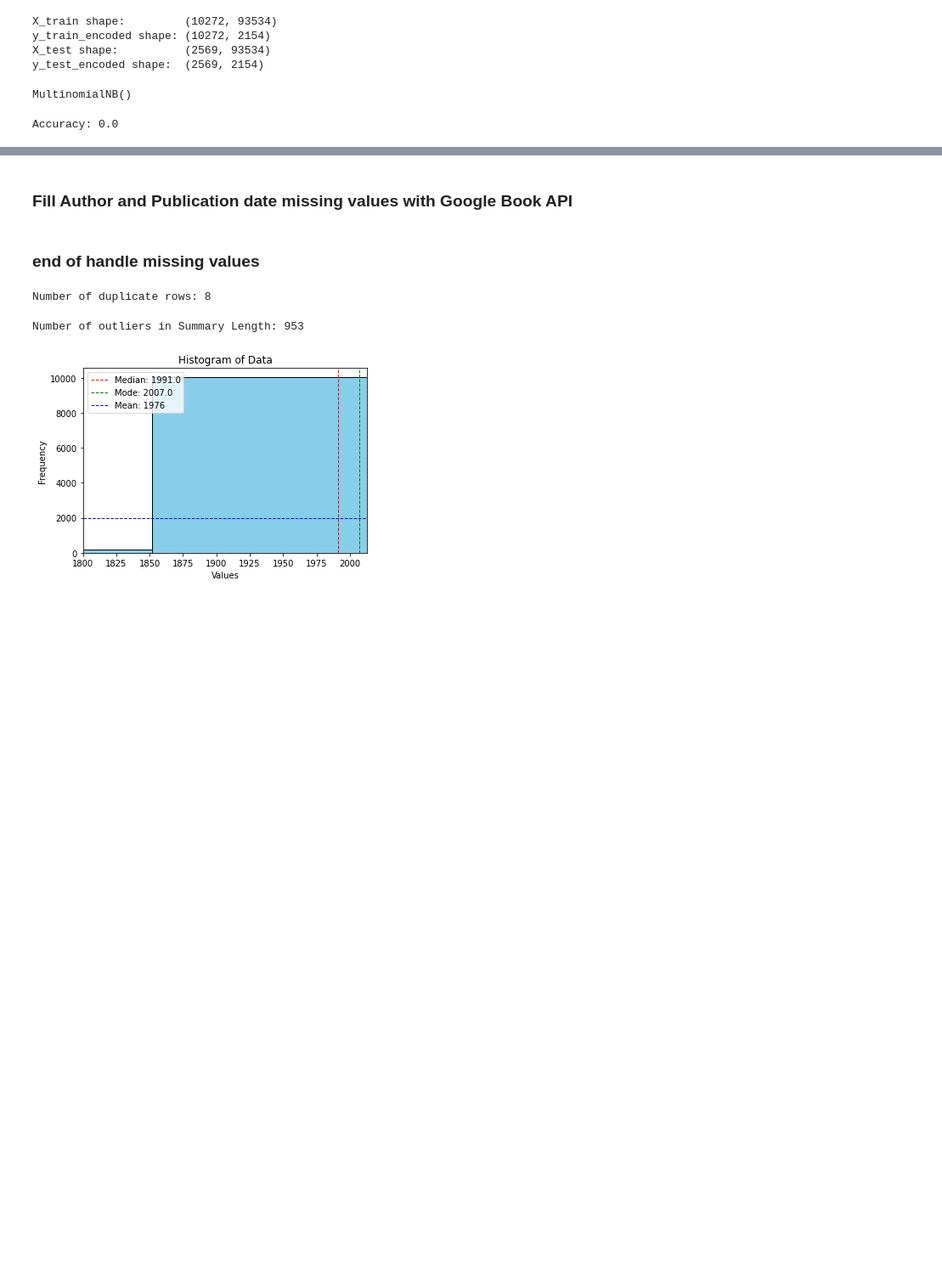
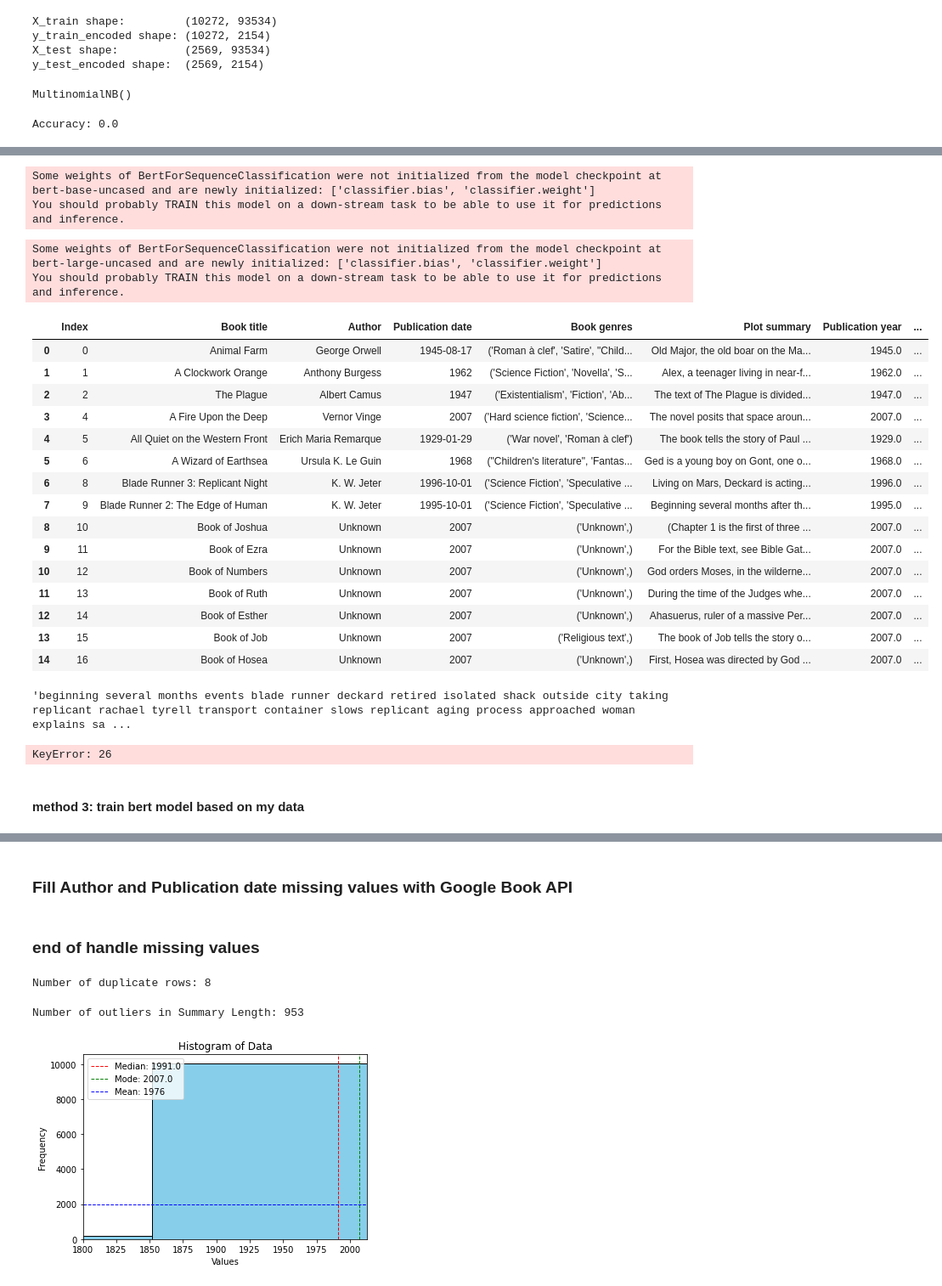
Before and after one commit to HamedDaneshvar/NLPic-Book-Summarizer, a Jupyter notebook: Task.ipynb, the cells around one changed output, grey strips where cells are left out. Shown: that part at 85% size. Drawn from its saved outputs; the diff is of its cells as text; code cells hidden in the pictures; blank space fills up the shorter version.

Commit message:
feat(missing_values): Add using and train a bert model for fill book genres missing values

```diff
--- a/Task.ipynb
+++ b/Task.ipynb
@@ -142,3 +142,7 @@ for index, row in tqdm(data.iterrows()):
 file_path = 'drive/MyDrive/checkpoint_book_summary.csv'
 data.to_csv(file_path, sep='\t',
             index=False, encoding='utf-8')
+# %%
+# Load dataset from csv file
+file_path = 'drive/MyDrive/checkpoint_book_summary.csv'
+data = pd.read_csv(file_path, sep='\t', encoding='utf-8')
@@ -209,0 +245,37 @@ df.loc[missing_genres_index, 'Book genres'] = le.inverse_transform(predicted_gen
+# %%
+# Load pre-trained BERT tokenizer and model
+tokenizer = AutoTokenizer.from_pretrained("bert-base-uncased")
+model = AutoModelForSequenceClassification.from_pretrained("bert-base-uncased", num_labels=len(unique_genres))
+# %% [output]
+Some weights of BertForSequenceClassification were not initialized from the model checkpoint at bert-base-uncased and are newly initialized: ['classifier.bias', 'classifier.weight']
+You should probably TRAIN this model on a down-stream task to be able to use it for predictions and inference.
+# %%
+# Load pre-trained BERT tokenizer and model
+tokenizer = AutoTokenizer.from_pretrained("bert-large-uncased")
+model = AutoModelForSequenceClassification.from_pretrained("bert-large-uncased", num_labels=len(total_genres))
+# %% [output]
+Some weights of BertForSequenceClassification were not initialized from the model checkpoint at bert-large-uncased and are newly initialized: ['classifier.bias', 'classifier.weight']
+You should probably TRAIN this model on a down-stream task to be able to use it for predictions and inference.
+# %%
+data.head(15)
+# %% [output]
+|  | Index | Book title | Author | Publication date | Book genres | Plot summary | Publication year | ... |
+| 0 | 0 | Animal Farm | George Orwell | 1945-08-17 | ('Roman à clef', 'Satire', "Child... | Old Major, the old boar on the Ma... | 1945.0 | ... |
+| 1 | 1 | A Clockwork Orange | Anthony Burgess | 1962 | ('Science Fiction', 'Novella', 'S... | Alex, a teenager living in near-f... | 1962.0 | ... |
+| 2 | 2 | The Plague | Albert Camus | 1947 | ('Existentialism', 'Fiction', 'Ab... | The text of The Plague is divided... | 1947.0 | ... |
+| 3 | 4 | A Fire Upon the Deep | Vernor Vinge | 2007 | ('Hard science fiction', 'Science... | The novel posits that space aroun... | 2007.0 | ... |
+| 4 | 5 | All Quiet on the Western Front | Erich Maria Remarque | 1929-01-29 | ('War novel', 'Roman à clef') | The book tells the story of Paul ... | 1929.0 | ... |
+| 5 | 6 | A Wizard of Earthsea | Ursula K. Le Guin | 1968 | ("Children's literature", 'Fantas... | Ged is a young boy on Gont, one o... | 1968.0 | ... |
+| 6 | 8 | Blade Runner 3: Replicant Night | K. W. Jeter | 1996-10-01 | ('Science Fiction', 'Speculative ... | Living on Mars, Deckard is acting... | 1996.0 | ... |
+| 7 | 9 | Blade Runner 2: The Edge of Human | K. W. Jeter | 1995-10-01 | ('Science Fiction', 'Speculative ... | Beginning several months after th... | 1995.0 | ... |
+| 8 | 10 | Book of Joshua | Unknown | 2007 | ('Unknown',) | (Chapter 1 is the first of three ... | 2007.0 | ... |
+| 9 | 11 | Book of Ezra | Unknown | 2007 | ('Unknown',) | For the Bible text, see Bible Gat... | 2007.0 | ... |
+| 10 | 12 | Book of Numbers | Unknown | 2007 | ('Unknown',) | God orders Moses, in the wilderne... | 2007.0 | ... |
+| 11 | 13 | Book of Ruth | Unknown | 2007 | ('Unknown',) | During the time of the Judges whe... | 2007.0 | ... |
+| 12 | 14 | Book of Esther | Unknown | 2007 | ('Unknown',) | Ahasuerus, ruler of a massive Per... | 2007.0 | ... |
+| 13 | 15 | Book of Job | Unknown | 2007 | ('Religious text',) | The book of Job tells the story o... | 2007.0 | ... |
+| 14 | 16 | Book of Hosea | Unknown | 2007 | ('Unknown',) | First, Hosea was directed by God ... | 2007.0 | ... |
+# %%
+data.loc[7, 'Cleaned Summary']
+# %% [output]
+'beginning several months events blade runner deckard retired isolated shack outside city taking replicant rachael tyrell transport container slows replicant aging process approached woman explains sa ...
@@ -209,0 +291,8 @@ df.loc[missing_genres_index, 'Book genres'] = le.inverse_transform(predicted_gen
+# %%
+# Map predicted index to genre
+predicted_genre = unique_genres[predictions.item()]
+print("Predicted genre:", predicted_genre)
+# %% [output]
+KeyError: 26
+# %% [markdown]
+#### method 3: train bert model based on my data
```
Also changed, not shown: parts of 22 cells of this notebook, 1 other file.
